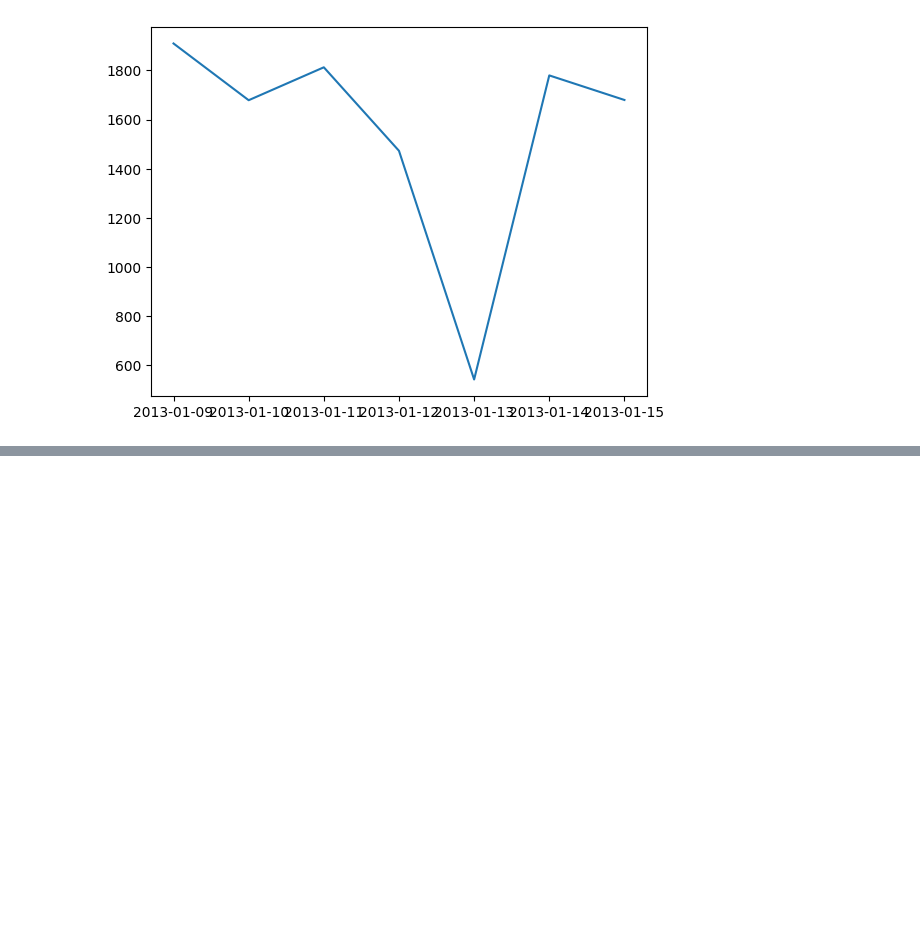
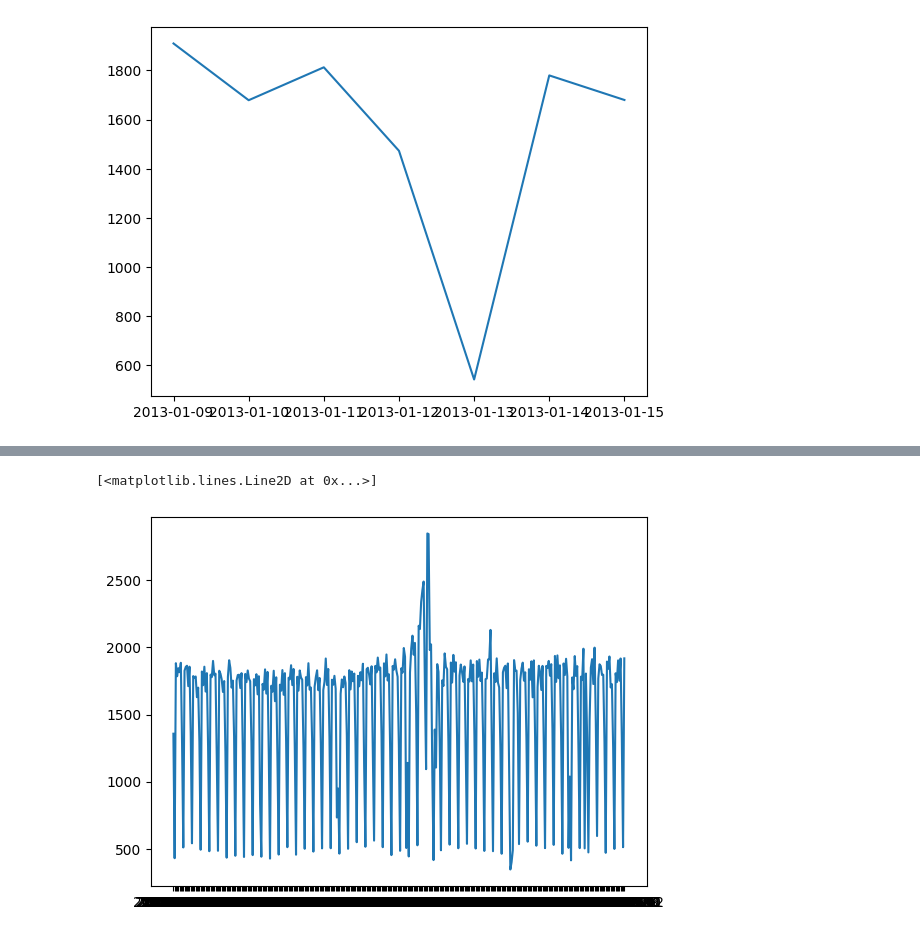
Before and after one commit to centralpenguin/StoreSales, a Jupyter notebook: notebooks/EDA.ipynb, the cells around one changed output, grey strips where cells are left out. Saved outputs shown, nothing was run; the diff lists cells and outputs as text; code cells hidden in the pictures; blank space fills up the shorter version.

```diff
--- a/notebooks/EDA.ipynb
+++ b/notebooks/EDA.ipynb
@@ -294,0 +299,6 @@ plt.plot(transactions_1.date[120:120+30], transactions_1.transactions[120:120+30
+# %%
+x = 150
+plt.plot(transactions_1.date[x:x+365], transactions_1.transactions[x:x+365])
+# %% [output]
+[<matplotlib.lines.Line2D at 0x...>]
+[figure, added]
```
Also changed, not shown: parts of 4 cells of this notebook.
